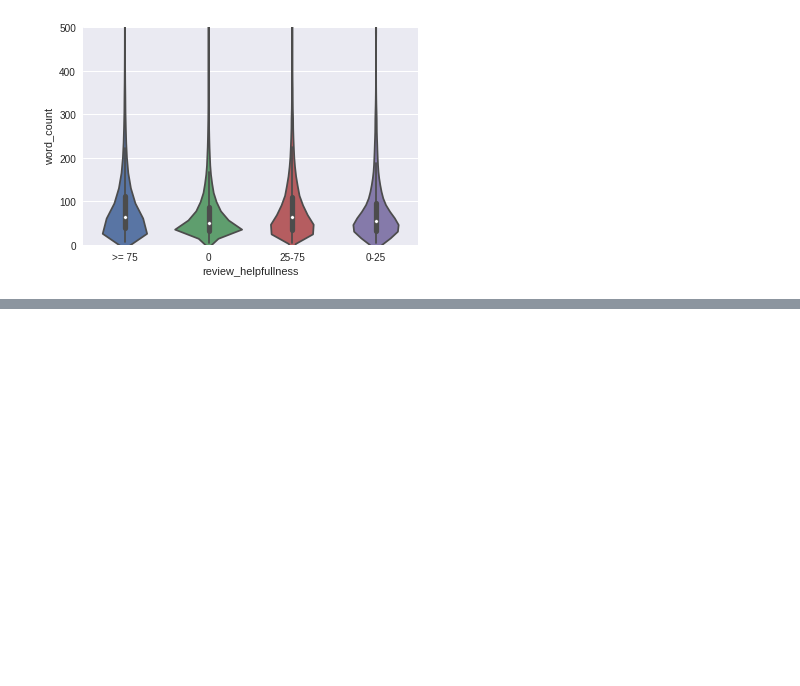
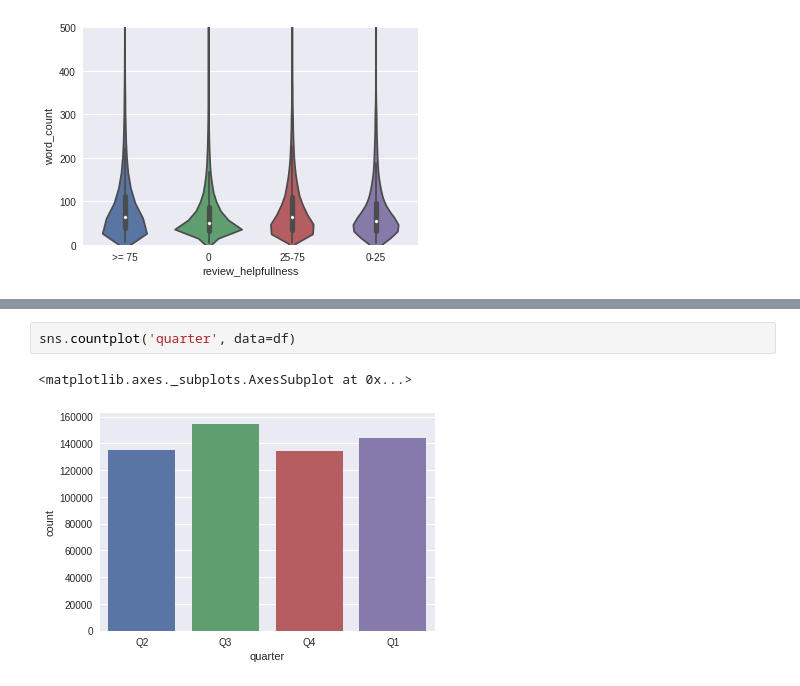
Before and after one commit to vikramriyer/text_learning, a Jupyter notebook: Exploring Amazon Fine Foods.ipynb, the cells around one changed output, grey strips where cells are left out. Cells and saved outputs as stored; diff of their text form; blank space fills up the shorter version.

```diff
--- a/Exploring Amazon Fine Foods.ipynb
+++ b/Exploring Amazon Fine Foods.ipynb
@@ -352,0 +372,5 @@ plt.ylim(0., 500.)
+# %%
+sns.countplot('quarter', data=df)
+# %% [output]
+<matplotlib.axes._subplots.AxesSubplot at 0x...>
+[figure, added]
```
Also changed, not shown: parts of 5 cells of this notebook.
